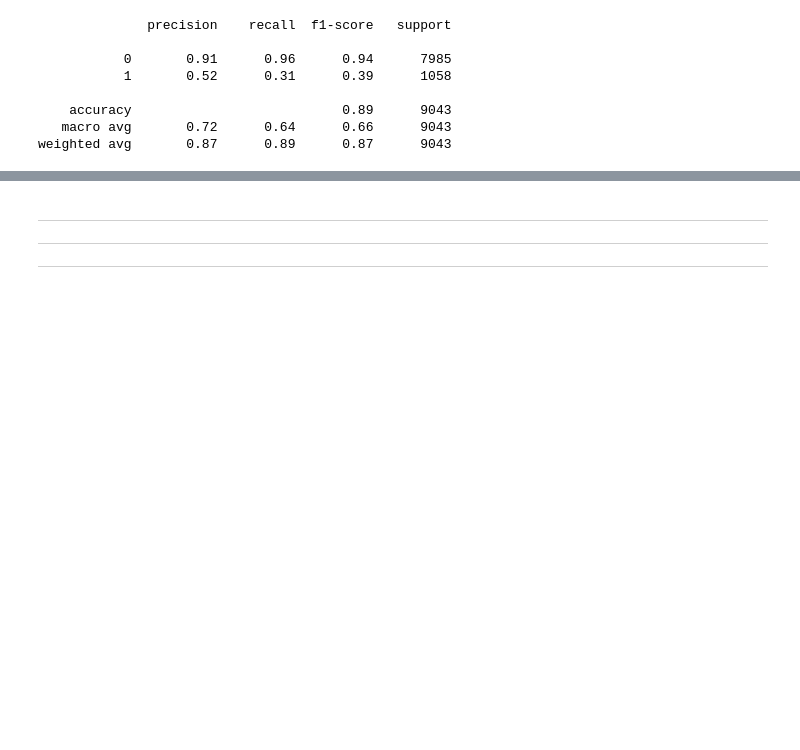
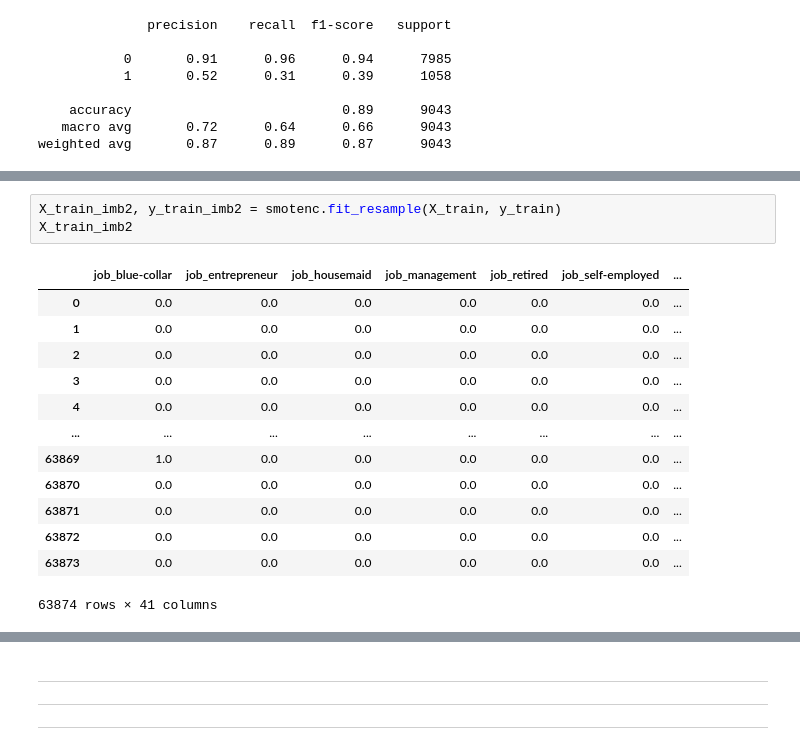
Before and after one commit to patriciacatandi/Lets_Code_DS_Degree_Alunos_ML, a Jupyter notebook: Módulo 9 - Machine Learning I/6_Bagging_Boosting/Random Forest.ipynb, the cells around one changed output, grey strips where cells are left out. Drawn from its saved outputs; the diff is of its cells as text; blank space fills up the shorter version.

```diff
--- a/Módulo 9 - Machine Learning I/6_Bagging_Boosting/Random Forest.ipynb
+++ b/Módulo 9 - Machine Learning I/6_Bagging_Boosting/Random Forest.ipynb
@@ -596,0 +633,17 @@ weighted avg       0.87      0.89      0.87      9043
+# %%
+X_train_imb2, y_train_imb2 = smotenc.fit_resample(X_train, y_train)
+X_train_imb2
+# %% [output]
+|  | job_blue-collar | job_entrepreneur | job_housemaid | job_management | job_retired | job_self-employed | ... |
+| 0 | 0.0 | 0.0 | 0.0 | 0.0 | 0.0 | 0.0 | ... |
+| 1 | 0.0 | 0.0 | 0.0 | 0.0 | 0.0 | 0.0 | ... |
+| 2 | 0.0 | 0.0 | 0.0 | 0.0 | 0.0 | 0.0 | ... |
+| 3 | 0.0 | 0.0 | 0.0 | 0.0 | 0.0 | 0.0 | ... |
+| 4 | 0.0 | 0.0 | 0.0 | 0.0 | 0.0 | 0.0 | ... |
+| ... | ... | ... | ... | ... | ... | ... | ... |
+| 63869 | 1.0 | 0.0 | 0.0 | 0.0 | 0.0 | 0.0 | ... |
+| 63870 | 0.0 | 0.0 | 0.0 | 0.0 | 0.0 | 0.0 | ... |
+| 63871 | 0.0 | 0.0 | 0.0 | 0.0 | 0.0 | 0.0 | ... |
+| 63872 | 0.0 | 0.0 | 0.0 | 0.0 | 0.0 | 0.0 | ... |
+| 63873 | 0.0 | 0.0 | 0.0 | 0.0 | 0.0 | 0.0 | ... |
+63874 rows × 41 columns
```
Also changed, not shown: parts of 8 cells of this notebook.
